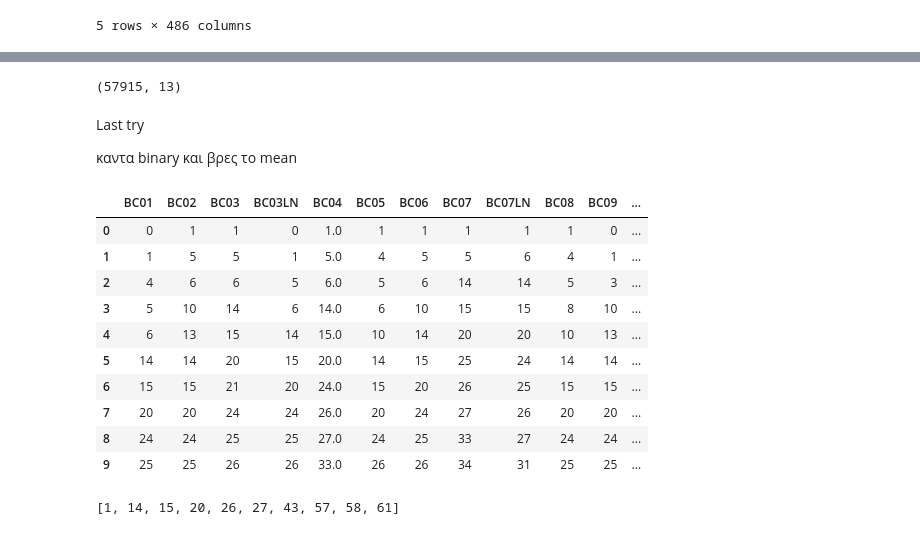
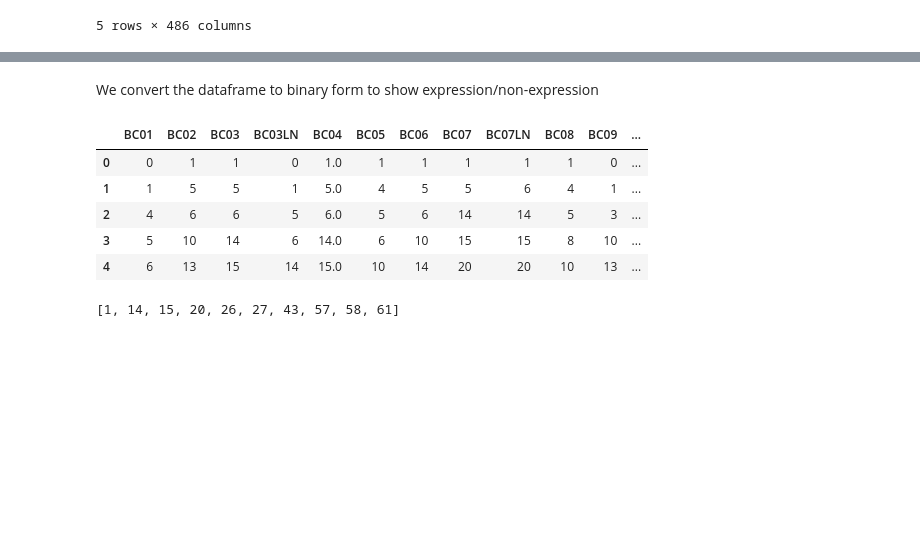
Before and after one commit to KyriakosPsa/BreastCancer-SingleCell, a Jupyter notebook: preprocessing.ipynb, the cells around one changed output, grey strips where cells are left out. Drawn from its saved outputs; the diff is of its cells as text; code cells hidden in the pictures; blank space fills up the shorter version.

Commit message:
Split and saved the dataframes

```diff
--- a/preprocessing.ipynb
+++ b/preprocessing.ipynb
@@ -18,4 +13,4 @@ Mounted at /content/drive
 # Data preprocessing
 # %%
 df = pd.read_csv(
-    "/content/drive/MyDrive/Classroom/ML_CB_Project/GSE75688_GEO_processed_Breast_Cancer_raw_TPM_matrix.txt", delimiter="\t")
+    "/content/drive/MyDrive/Datasets/GSE75688_GEO_processed_Breast_Cancer_raw_TPM_matrix.txt", delimiter="\t")
@@ -90,14 +115,8 @@ data_sum.head()
 | 2 | 109.153056 | 161.605268 | 129.154587 | 205.433002 | 300.606234 | 320.763727 | 87.289821 | 201.364570 | 204.755772 | 54.626564 | 79.747162 | ... |
 | 3 | 78.011581 | 32.907757 | 26.456332 | 47.231071 | 65.857188 | 127.324614 | 12.334152 | 96.584002 | 85.569814 | 33.308607 | 9.022693 | ... |
 | 4 | 6.619771 | 29.976805 | 40.081293 | 112.925250 | 42.838005 | 14.733486 | 22.541248 | 43.076606 | 38.900448 | 5.584485 | 9.624435 | ... |
-# %%
-data_sum.shape
-# %% [output]
-(57915, 13)
-# %% [markdown]
-Last try
-
-καντα binary και βρες το mean
+# %% [markdown]
+We convert the dataframe to binary form to show expression/non-expression
 # %%
 df_binary = data.applymap(lambda x: 0 if x == 0 else 1)
 # %%
@@ -110,19 +129,14 @@ for value in group_list:
   filtered_rows = row_percentages[row_percentages <= threshold_percentage]
   index_df[value] = pd.DataFrame(filtered_rows.index)
 # %%
-index_df.head(10)
+index_df.head()
 # %% [output]
 |  | BC01 | BC02 | BC03 | BC03LN | BC04 | BC05 | BC06 | BC07 | BC07LN | BC08 | BC09 | ... |
 | 0 | 0 | 1 | 1 | 0 | 1.0 | 1 | 1 | 1 | 1 | 1 | 0 | ... |
 | 1 | 1 | 5 | 5 | 1 | 5.0 | 4 | 5 | 5 | 6 | 4 | 1 | ... |
 | 2 | 4 | 6 | 6 | 5 | 6.0 | 5 | 6 | 14 | 14 | 5 | 3 | ... |
 | 3 | 5 | 10 | 14 | 6 | 14.0 | 6 | 10 | 15 | 15 | 8 | 10 | ... |
 | 4 | 6 | 13 | 15 | 14 | 15.0 | 10 | 14 | 20 | 20 | 10 | 13 | ... |
-| 5 | 14 | 14 | 20 | 15 | 20.0 | 14 | 15 | 25 | 24 | 14 | 14 | ... |
-| 6 | 15 | 15 | 21 | 20 | 24.0 | 15 | 20 | 26 | 25 | 15 | 15 | ... |
-| 7 | 20 | 20 | 24 | 24 | 26.0 | 20 | 24 | 27 | 26 | 20 | 20 | ... |
-| 8 | 24 | 24 | 25 | 25 | 27.0 | 24 | 25 | 33 | 27 | 24 | 24 | ... |
-| 9 | 25 | 25 | 26 | 26 | 33.0 | 26 | 26 | 34 | 31 | 25 | 25 | ... |
 # %%
 index_df.fillna(10^6, inplace=True)
 index_df = index_df.astype(int)
```
Also changed, not shown: parts of 15 cells of this notebook.
